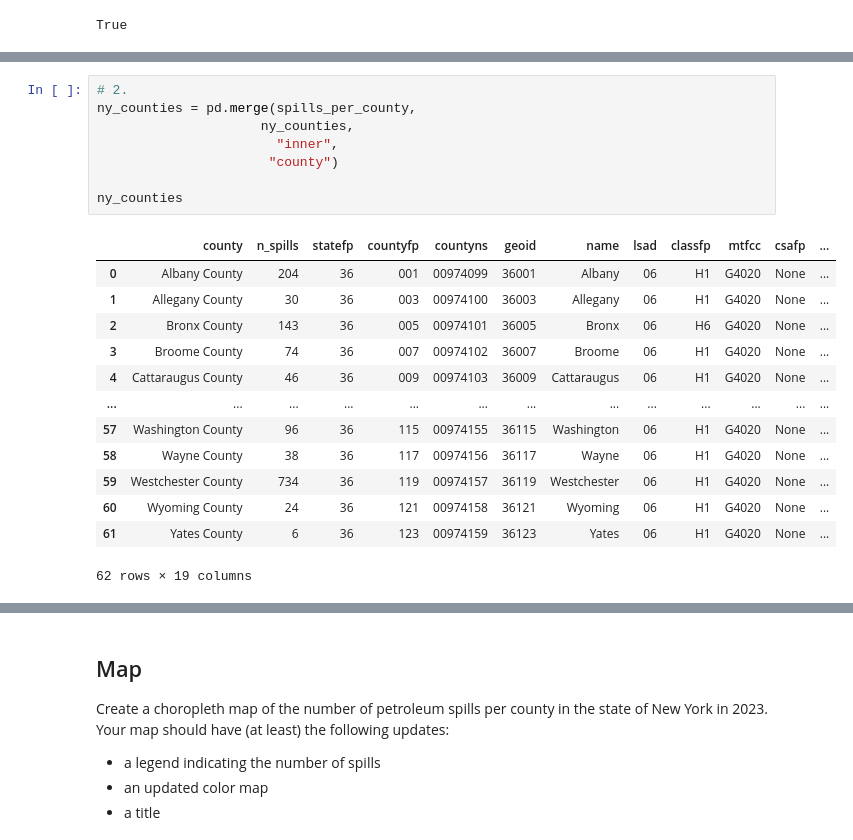
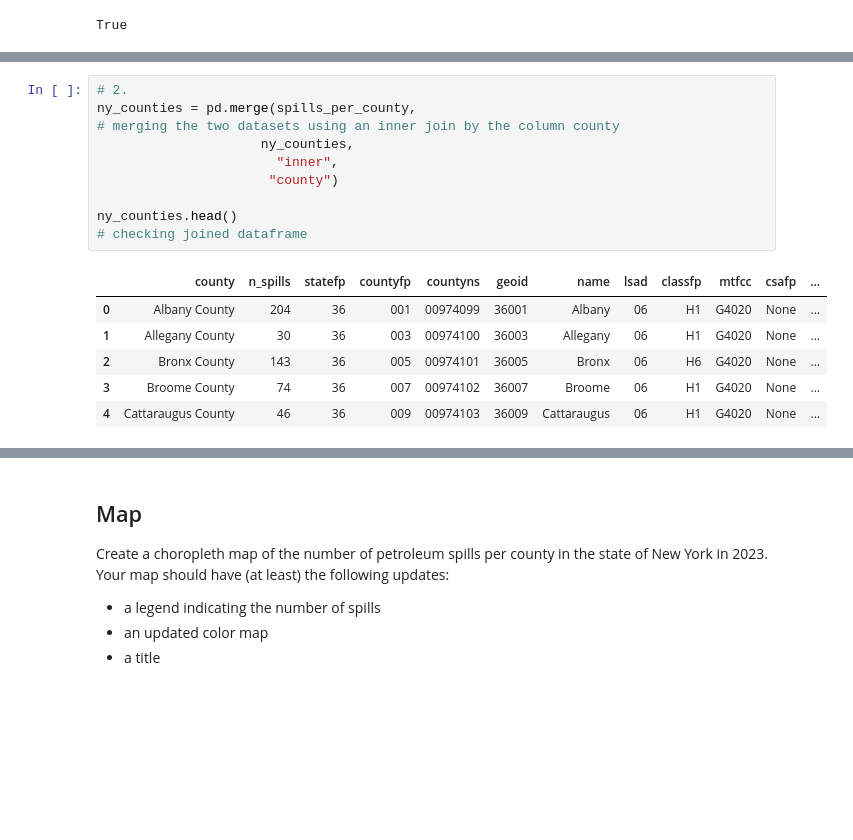
Before and after one commit to saingersoll/eds220-hwk-3, a Jupyter notebook: hwk3-task1-spills.ipynb, the cells around one changed output, grey strips where cells are left out. Saved outputs shown, nothing was run; the diff lists cells and outputs as text; blank space fills up the shorter version.

```diff
--- a/hwk3-task1-spills.ipynb
+++ b/hwk3-task1-spills.ipynb
@@ -539,22 +522,15 @@ ny_counties
 # %%
 # 2.
-ny_counties = pd.merge(spills_per_county,
+ny_counties = pd.merge(spills_per_county,                                                          # merging the two datasets using an inner join by the column county
                      ny_counties,
                        "inner",
                       "county")
 
-ny_counties
+ny_counties.head()                                                                                 # checking joined dataframe
 # %% [output]
 |  | county | n_spills | statefp | countyfp | countyns | geoid | name | lsad | classfp | mtfcc | csafp | ... |
 | 0 | Albany County | 204 | 36 | 001 | 00974099 | 36001 | Albany | 06 | H1 | G4020 | None | ... |
 | 1 | Allegany County | 30 | 36 | 003 | 00974100 | 36003 | Allegany | 06 | H1 | G4020 | None | ... |
 | 2 | Bronx County | 143 | 36 | 005 | 00974101 | 36005 | Bronx | 06 | H6 | G4020 | None | ... |
 | 3 | Broome County | 74 | 36 | 007 | 00974102 | 36007 | Broome | 06 | H1 | G4020 | None | ... |
 | 4 | Cattaraugus County | 46 | 36 | 009 | 00974103 | 36009 | Cattaraugus | 06 | H1 | G4020 | None | ... |
-| ... | ... | ... | ... | ... | ... | ... | ... | ... | ... | ... | ... | ... |
-| 57 | Washington County | 96 | 36 | 115 | 00974155 | 36115 | Washington | 06 | H1 | G4020 | None | ... |
-| 58 | Wayne County | 38 | 36 | 117 | 00974156 | 36117 | Wayne | 06 | H1 | G4020 | None | ... |
-| 59 | Westchester County | 734 | 36 | 119 | 00974157 | 36119 | Westchester | 06 | H1 | G4020 | None | ... |
-| 60 | Wyoming County | 24 | 36 | 121 | 00974158 | 36121 | Wyoming | 06 | H1 | G4020 | None | ... |
-| 61 | Yates County | 6 | 36 | 123 | 00974159 | 36123 | Yates | 06 | H1 | G4020 | None | ... |
-62 rows × 19 columns
```
Also changed, not shown: parts of 20 cells of this notebook.
